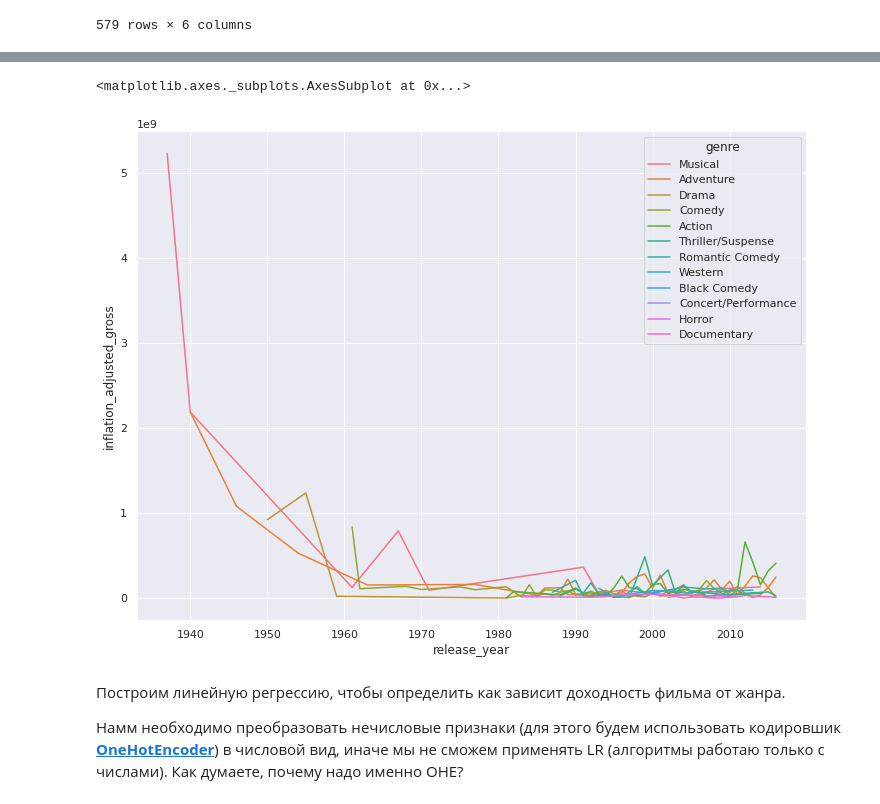
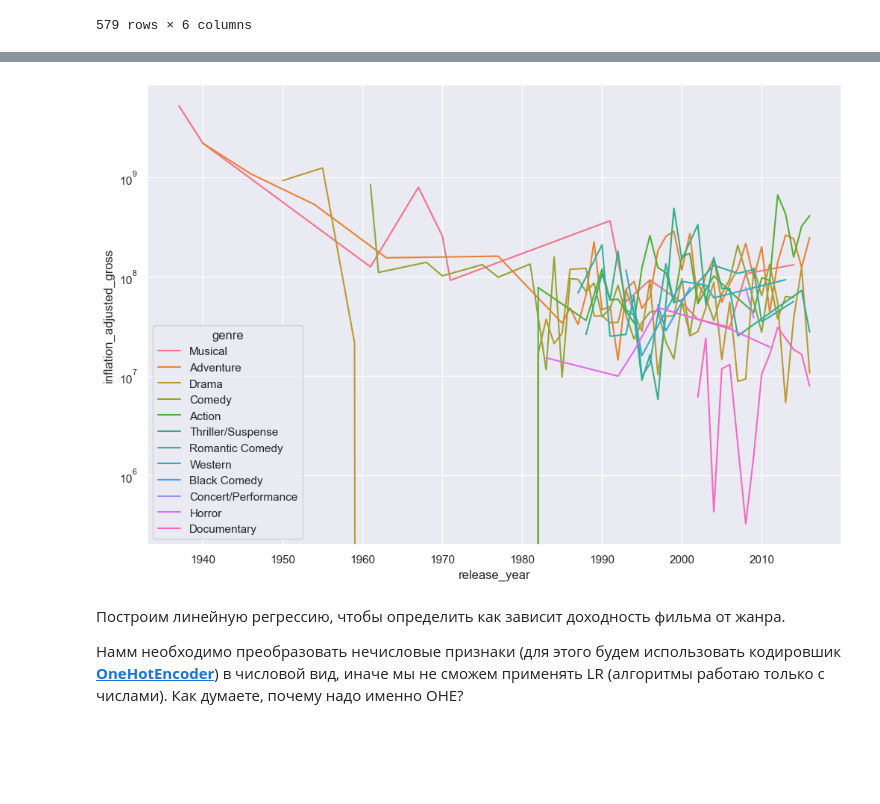
Before and after one commit to IgorBeHolder/Netology, a Jupyter notebook: Netology stats_case_study_linreg_confidence_interval.ipynb, the cells around one changed output, grey strips where cells are left out. Drawn from its saved outputs; the diff is of its cells as text; code cells hidden in the pictures; blank space fills up the shorter version.

```diff
--- a/Netology stats_case_study_linreg_confidence_interval.ipynb
+++ b/Netology stats_case_study_linreg_confidence_interval.ipynb
@@ -13,13 +14,16 @@
 import pandas as pd
 import numpy as np
 import seaborn as sns
+import plotly.express as px
+import matplotlib.pyplot as plt
+import scipy.stats as stats
 
 # подавляем scientific notation
-np.set_printoptions(formatter={'all':lambda x: str(x)})
-pd.set_option('display.float_format', lambda x: '%.2f' % x)
+# np.set_printoptions(formatter={'all':lambda x: str(x)})
+# pd.set_option('display.float_format', lambda x: '%.2f' % x)
 
 # увеличием размер визуализаций
-sns.set(rc={'figure.figsize':(12,9)})
+sns.set(rc={'figure.figsize':(12,8)})
 # %%
 # читаем данные
 movies_gross = pd.read_csv('https://raw.githubusercontent.com/obulygin/netology_pyda_files/main/disney_movies_total_gross.csv', parse_dates=['release_date'])
@@ -40,0 +59,3 @@ movies_gross
+# %%
+movies_gross.drop(movies_gross[movies_gross.genre.isna()].index, inplace= True)
+movies_gross.isna().sum()
@@ -61,10 +83,11 @@ top_10_by_gross.head(10)
 # Посмотрим динамику по времени самым простым способом
 
 # извлекаем год из даты выхода фильма
-movies_gross['release_year'] = movies_gross.release_date.dt.year
+movies_gross['release_year'] = movies_gross.release_date.dt.year # dt.year -The year of the datetime.
+
 
 # посчитаем средний доход в разрезе жанров и лет
-gross_by_genres = movies_gross.groupby(['genre', 'release_year']).median()
+gross_by_genres = movies_gross.groupby(['genre', 'release_year']).median().sort_values(by='inflation_adjusted_gross', ascending= False)
 
 gross_by_genres
 # %% [output]
@@ -102,12 +142,10 @@ gross_by_genres.head(10)
 # %%
 # визуализируем. выводы?
-import seaborn as sns
 
-
-sns.lineplot(x='release_year',
+fig = sns.lineplot(x='release_year',
             y='inflation_adjusted_gross',
             hue='genre',
             data=gross_by_genres)
+plt.yscale('log')
 # %% [output]
-<matplotlib.axes._subplots.AxesSubplot at 0x...>
-[figure, old version]
+[figure, new version]
```
Also changed, not shown: parts of 35 cells of this notebook, 8 other files.
